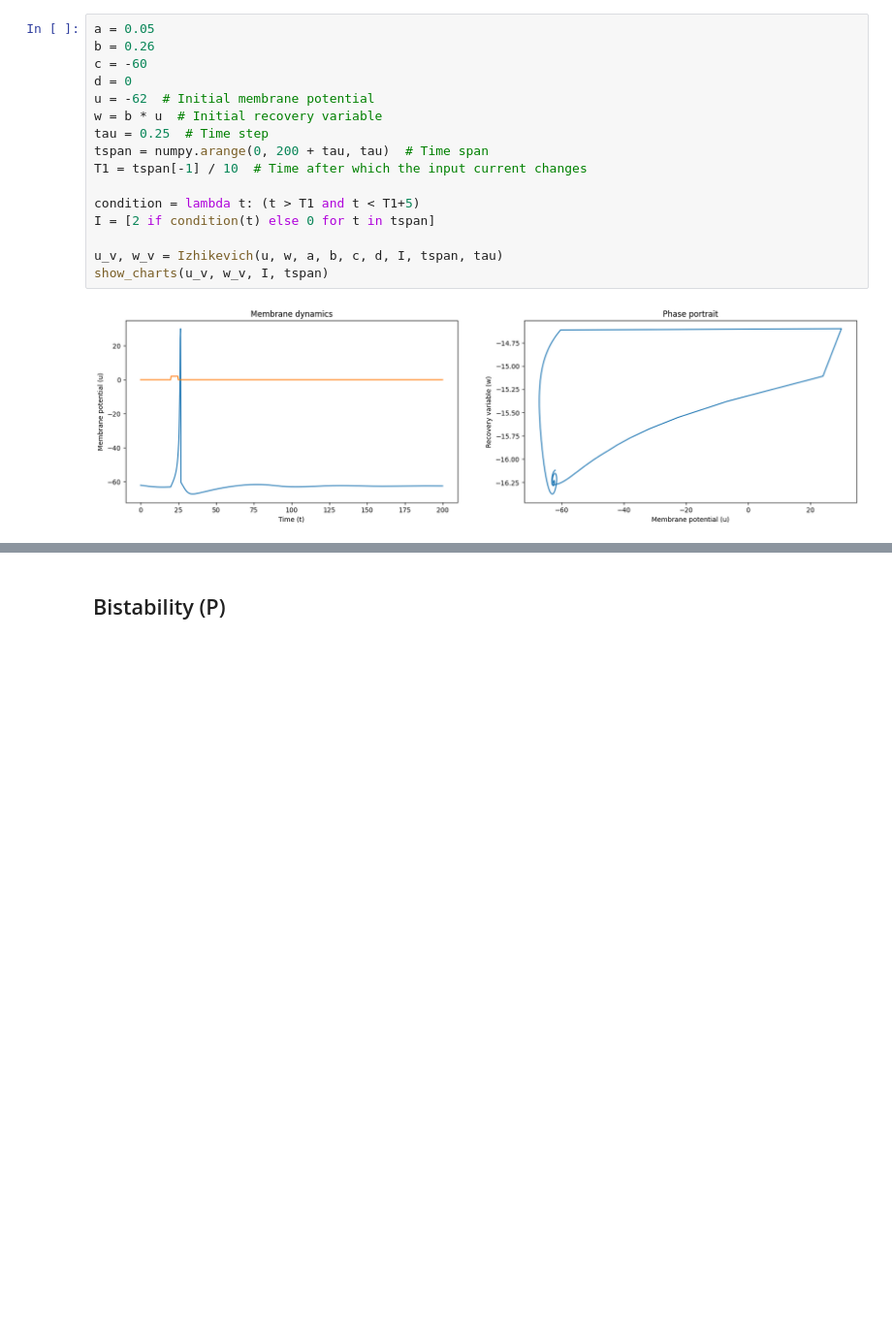
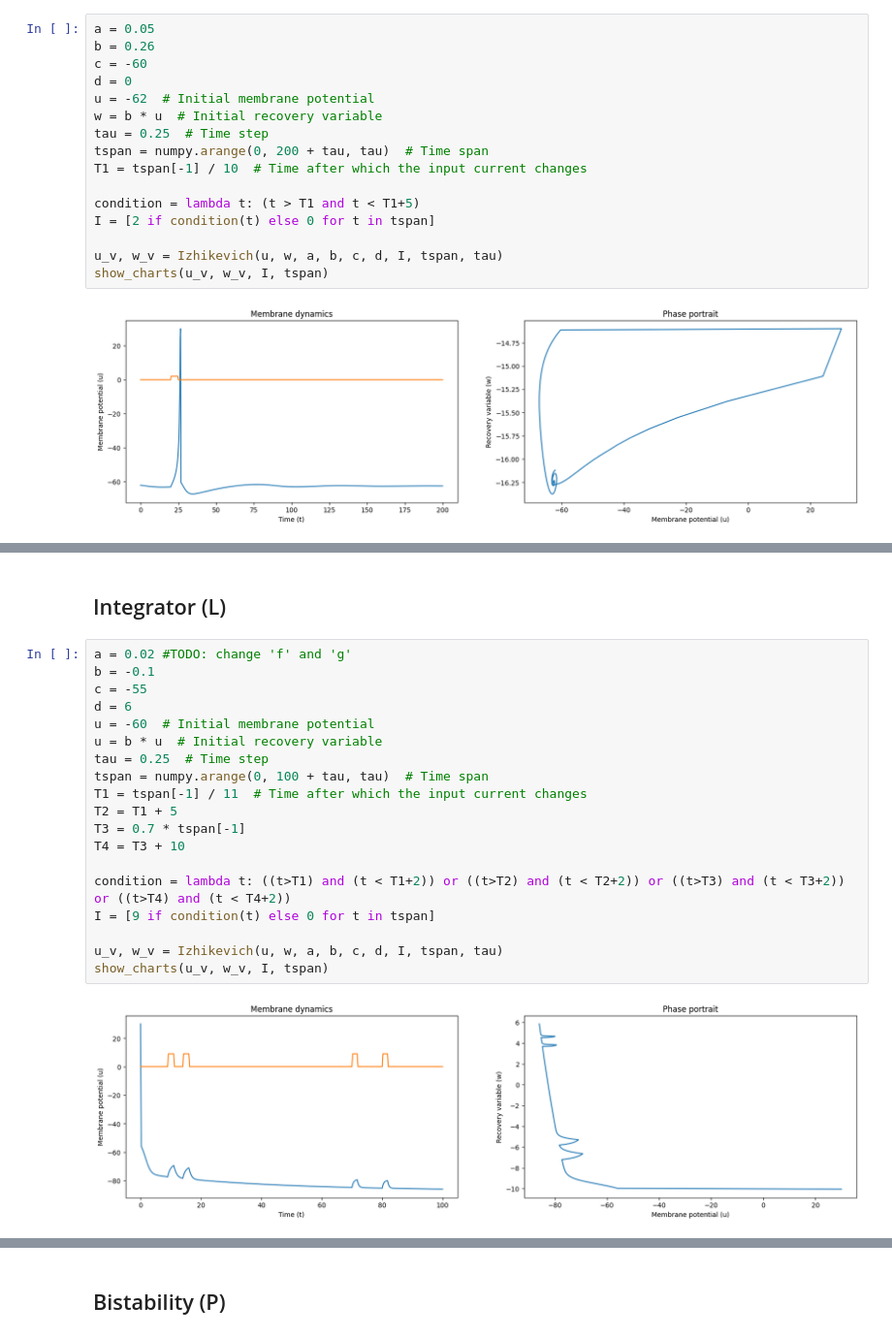
Before and after one commit to JacopoRaffi/CNS_Assignments, a Jupyter notebook: LAB1/main.ipynb, the cells around one changed output, grey strips where cells are left out. Shown at 97% size. Saved outputs shown, nothing was run; the diff lists cells and outputs as text; blank space fills up the shorter version.

```diff
--- a/LAB1/main.ipynb
+++ b/LAB1/main.ipynb
@@ -316,0 +340,23 @@ show_charts(u_v, w_v, I, tspan)
+# %% [markdown]
+## Integrator (L)
+# %%
+a = 0.02 #TODO: change 'f' and 'g'
+b = -0.1
+c = -55
+d = 6
+u = -60  # Initial membrane potential
+u = b * u  # Initial recovery variable
+tau = 0.25  # Time step
+tspan = numpy.arange(0, 100 + tau, tau)  # Time span
+T1 = tspan[-1] / 11  # Time after which the input current changes
+T2 = T1 + 5
+T3 = 0.7 * tspan[-1]
+T4 = T3 + 10
+
+condition = lambda t: ((t>T1) and (t < T1+2)) or ((t>T2) and (t < T2+2)) or ((t>T3) and (t < T3+2)) or ((t>T4) and (t < T4+2))
+I = [9 if condition(t) else 0 for t in tspan]
+
+u_v, w_v = Izhikevich(u, w, a, b, c, d, I, tspan, tau)
+show_charts(u_v, w_v, I, tspan)
+# %% [output]
+[figure, added]
```
Also changed, not shown: parts of 8 cells of this notebook.
